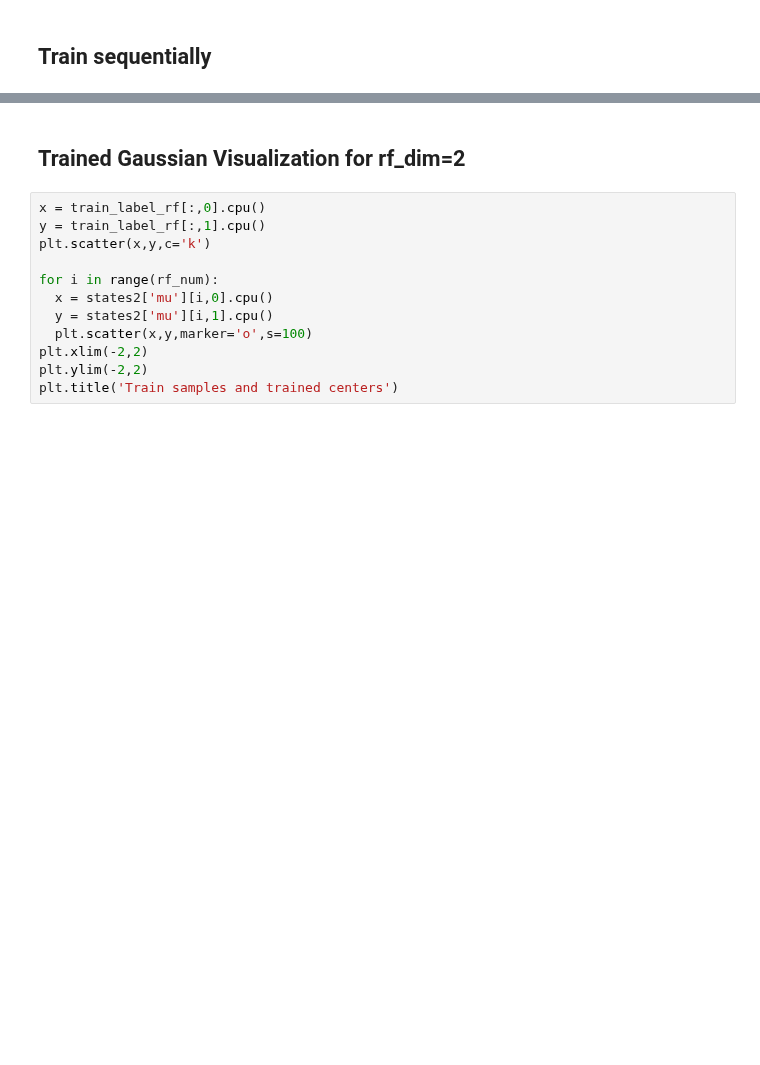
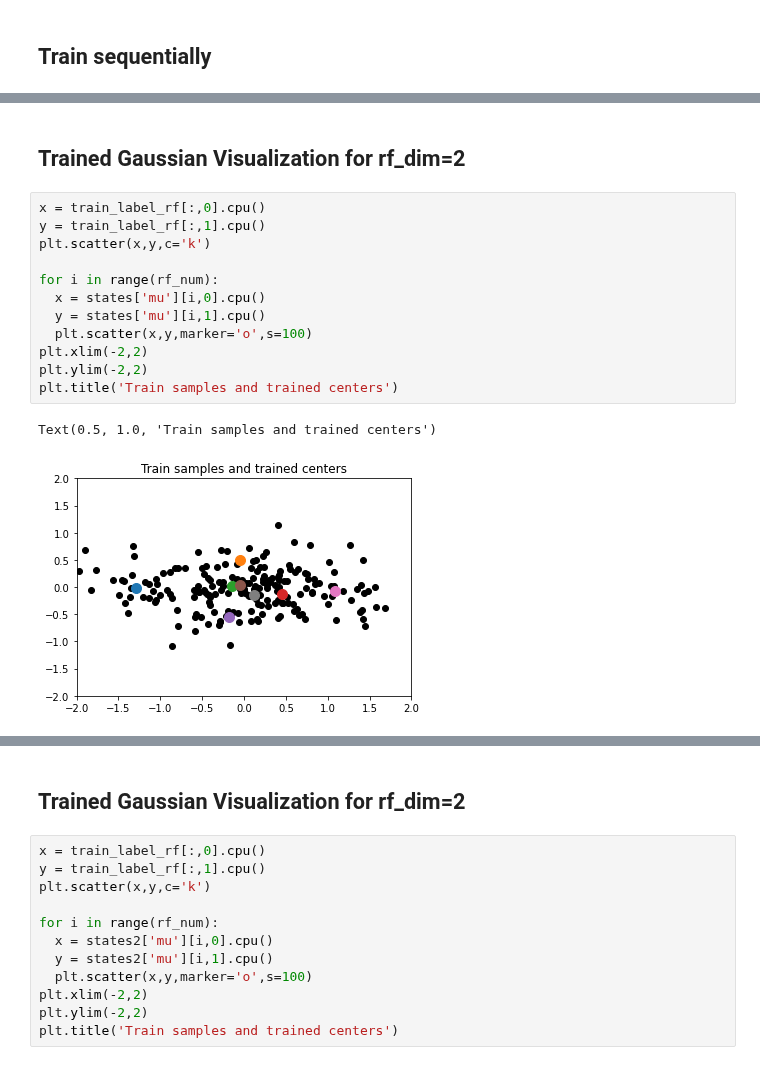
Before and after one commit to Pengchengzhi/Face-Alignment-DRF, a Jupyter notebook: main.ipynb, the cells around one changed output, grey strips where cells are left out. Saved outputs shown, nothing was run; the diff lists cells and outputs as text; blank space fills up the shorter version.

```diff
--- a/main.ipynb
+++ b/main.ipynb
@@ -454,0 +472,17 @@ Text(0.5, 1.0, 'CNN Training Loss')
+# %% [markdown]
+## Trained Gaussian Visualization for rf_dim=2
+# %%
+x = train_label_rf[:,0].cpu()
+y = train_label_rf[:,1].cpu()
+plt.scatter(x,y,c='k')
+
+for i in range(rf_num):
+  x = states['mu'][i,0].cpu()
+  y = states['mu'][i,1].cpu()
+  plt.scatter(x,y,marker='o',s=100)
+plt.xlim(-2,2)
+plt.ylim(-2,2)
+plt.title('Train samples and trained centers')
+# %% [output]
+Text(0.5, 1.0, 'Train samples and trained centers')
+[figure, added]
```
Also changed, not shown: parts of 17 cells of this notebook.
